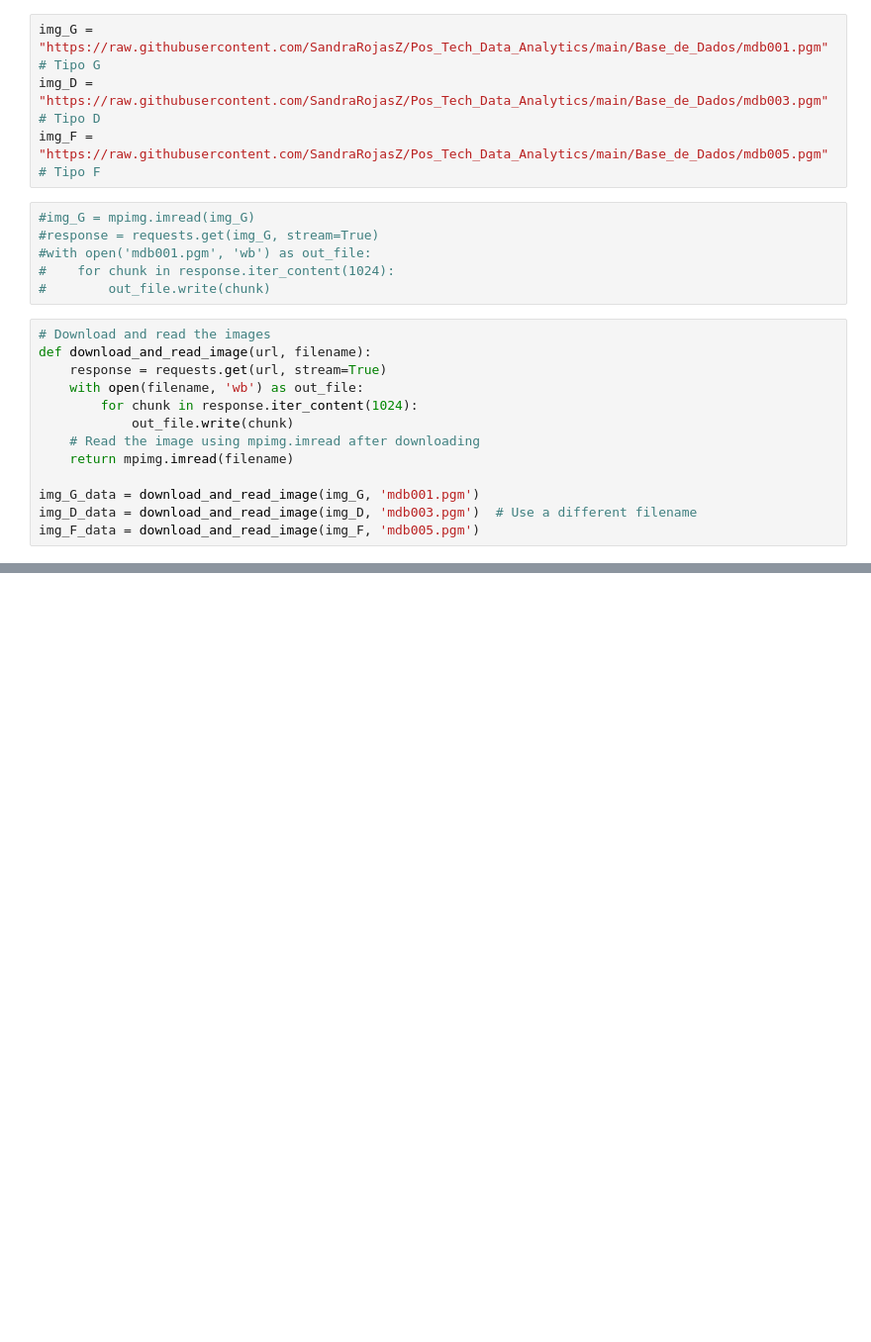
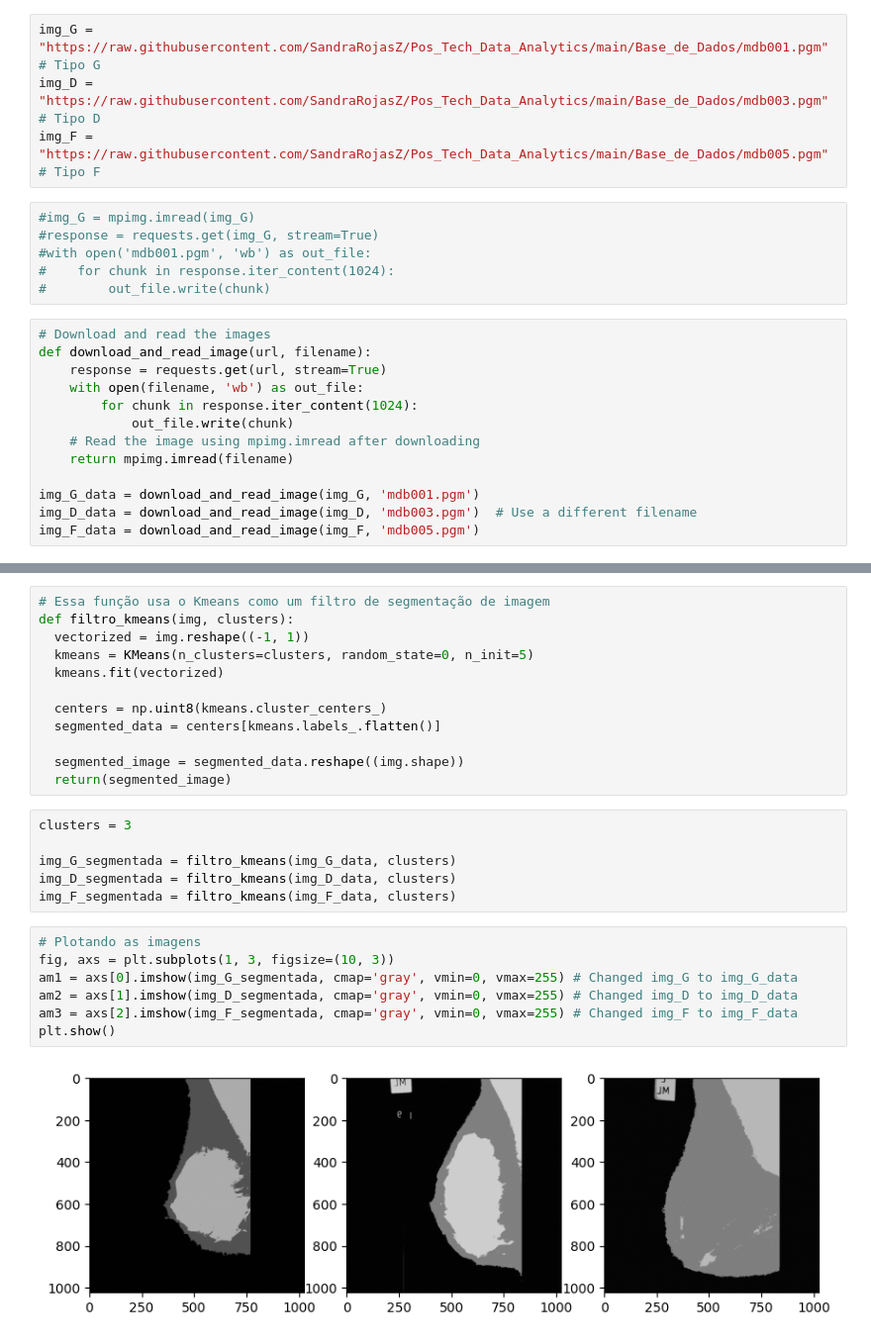
Before and after one commit to SandraRojasZ/Pos_Tech_Data-Analytics, a Jupyter notebook: Fase 2 - Machine Learning and Time Series/Machine_Learning_Avancado/Aula_3_Kmeans.ipynb, the cells around one changed output, grey strips where cells are left out. Shown at 99% size. Drawn from its saved outputs; the diff is of its cells as text; blank space fills up the shorter version.

Commit message:
Aprendizado Não Supervisionado - Segmentação

```diff
--- a/Fase 2 - Machine Learning and Time Series/Machine_Learning_Avancado/Aula_3_Kmeans.ipynb
+++ b/Fase 2 - Machine Learning and Time Series/Machine_Learning_Avancado/Aula_3_Kmeans.ipynb
@@ -472,0 +472,27 @@ TypeError: Image data of dtype <U100 cannot be converted to float
+# %%
+# Essa função usa o Kmeans como um filtro de segmentação de imagem
+def filtro_kmeans(img, clusters):
+  vectorized = img.reshape((-1, 1))
+  kmeans = KMeans(n_clusters=clusters, random_state=0, n_init=5)
+  kmeans.fit(vectorized)
+
+  centers = np.uint8(kmeans.cluster_centers_)
+  segmented_data = centers[kmeans.labels_.flatten()]
+
+  segmented_image = segmented_data.reshape((img.shape))
+  return(segmented_image)
+# %%
+clusters = 3
+
+img_G_segmentada = filtro_kmeans(img_G_data, clusters)
+img_D_segmentada = filtro_kmeans(img_D_data, clusters)
+img_F_segmentada = filtro_kmeans(img_F_data, clusters)
+# %%
+# Plotando as imagens
+fig, axs = plt.subplots(1, 3, figsize=(10, 3))
+am1 = axs[0].imshow(img_G_segmentada, cmap='gray', vmin=0, vmax=255) # Changed img_G to img_G_data
+am2 = axs[1].imshow(img_D_segmentada, cmap='gray', vmin=0, vmax=255) # Changed img_D to img_D_data
+am3 = axs[2].imshow(img_F_segmentada, cmap='gray', vmin=0, vmax=255) # Changed img_F to img_F_data
+plt.show()
+# %% [output]
+[figure, added]
```
Also changed, not shown: parts of 1 cell of this notebook.
